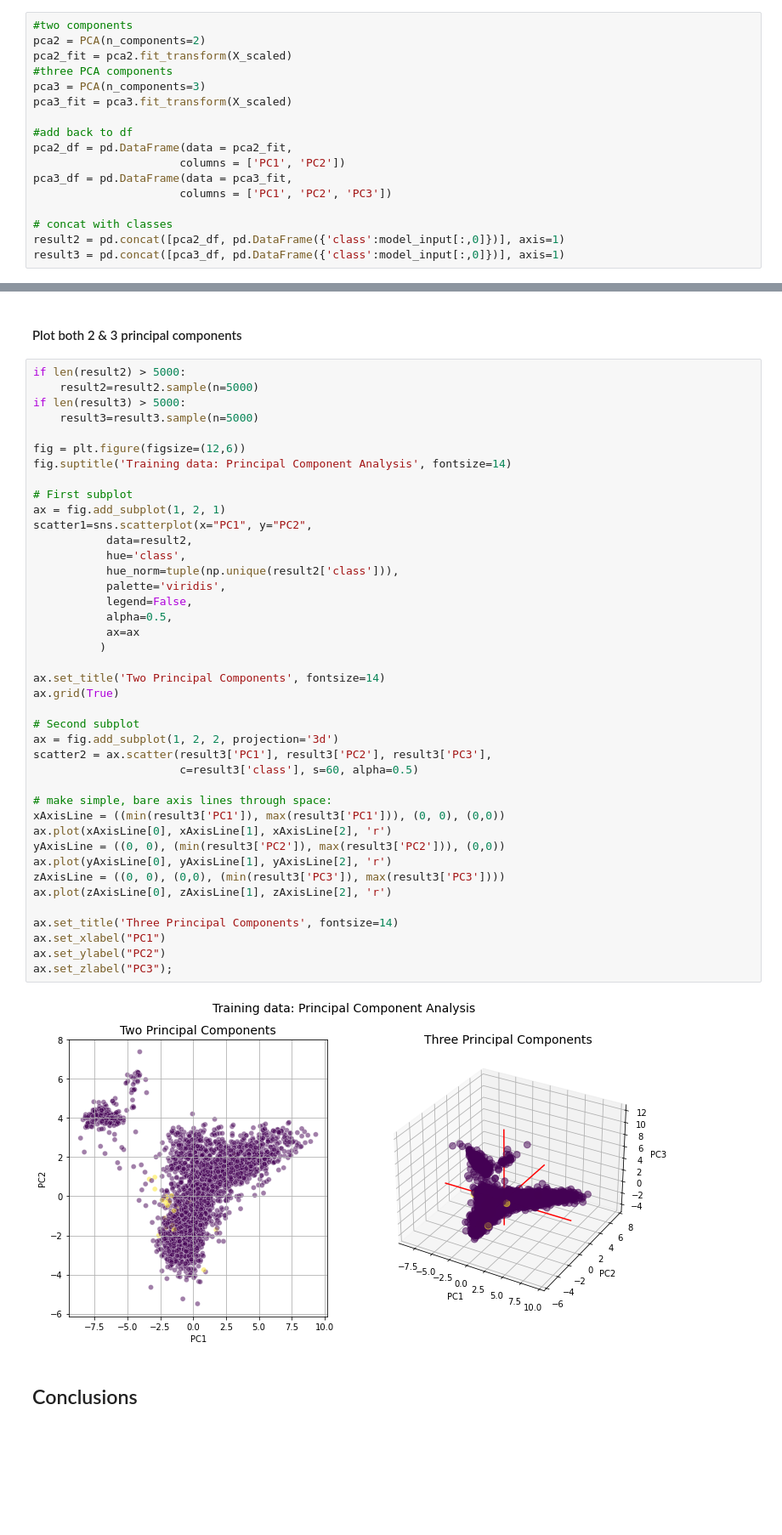
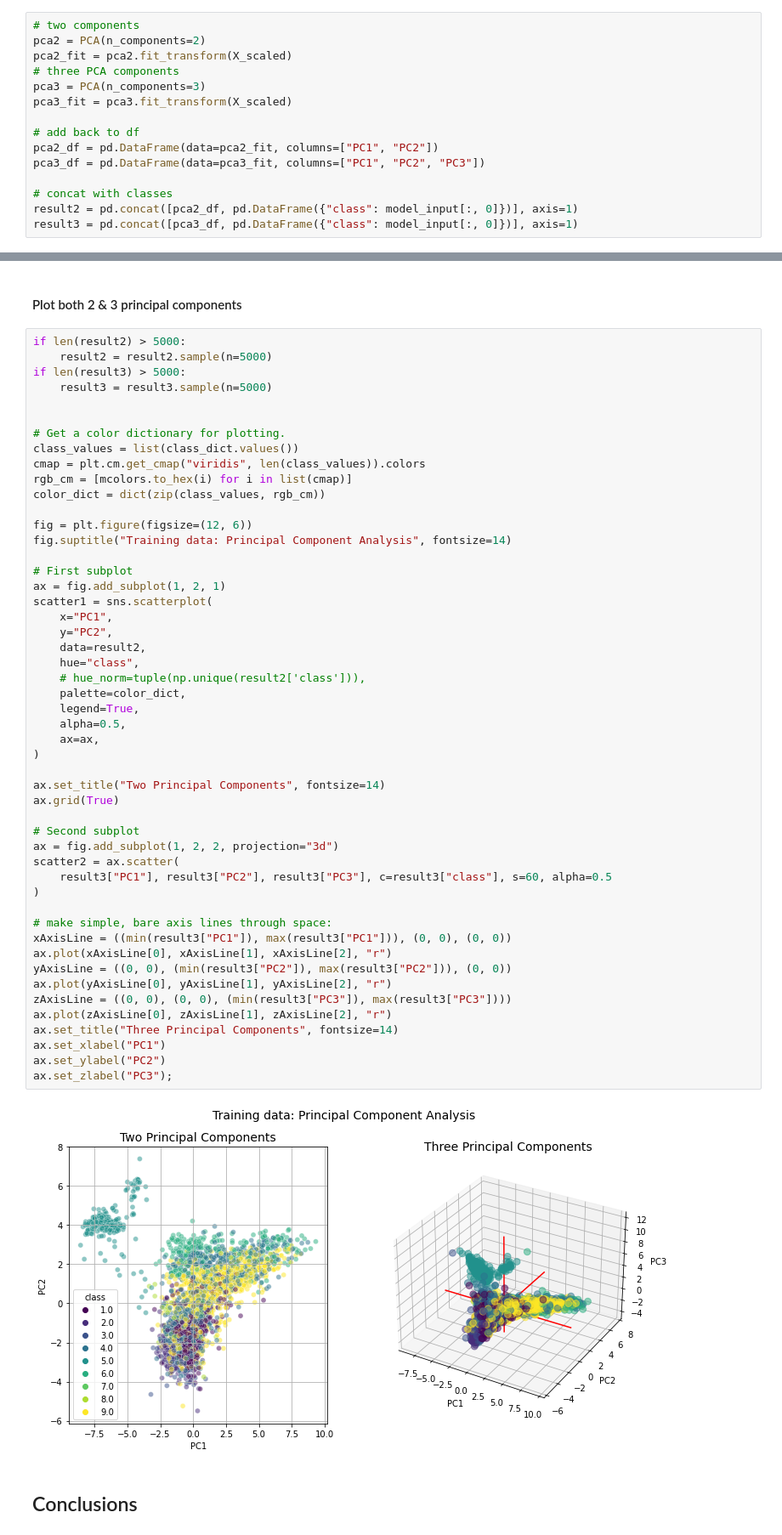
Before and after one commit to tylere/deafrica-sandbox-notebooks, a Jupyter notebook: Use_cases/Vegetated_wetlands_mapping/2_Inspect_training_data.ipynb, the cells around one changed output, grey strips where cells are left out. Shown at 85% size. Saved outputs shown, nothing was run; the diff lists cells and outputs as text; blank space fills up the shorter version.

```diff
--- a/Use_cases/Vegetated_wetlands_mapping/2_Inspect_training_data.ipynb
+++ b/Use_cases/Vegetated_wetlands_mapping/2_Inspect_training_data.ipynb
@@ -188,22 +212,20 @@ X_scaled = scaler.transform(X)
 # %% [markdown]
 ### Conduct the PCAs
 # %%
-#two components
+# two components
 pca2 = PCA(n_components=2)
 pca2_fit = pca2.fit_transform(X_scaled)
-#three PCA components
+# three PCA components
 pca3 = PCA(n_components=3)
 pca3_fit = pca3.fit_transform(X_scaled)
 
-#add back to df
-pca2_df = pd.DataFrame(data = pca2_fit,
-                      columns = ['PC1', 'PC2'])
-pca3_df = pd.DataFrame(data = pca3_fit,
-                      columns = ['PC1', 'PC2', 'PC3'])
+# add back to df
+pca2_df = pd.DataFrame(data=pca2_fit, columns=["PC1", "PC2"])
+pca3_df = pd.DataFrame(data=pca3_fit, columns=["PC1", "PC2", "PC3"])
 
 # concat with classes
-result2 = pd.concat([pca2_df, pd.DataFrame({'class':model_input[:,0]})], axis=1)
-result3 = pd.concat([pca3_df, pd.DataFrame({'class':model_input[:,0]})], axis=1)
+result2 = pd.concat([pca2_df, pd.DataFrame({"class": model_input[:, 0]})], axis=1)
+result3 = pd.concat([pca3_df, pd.DataFrame({"class": model_input[:, 0]})], axis=1)
 # %% [markdown]
 Now we can print the amount of variance explained by the two- and three-component PCAs.
 # %%
@@ -218,47 +248,56 @@ Variance explained by three principal components = 87.78 %
 #### Plot both 2 & 3 principal components
 # %%
 if len(result2) > 5000:
-    result2=result2.sample(n=5000)
+    result2 = result2.sample(n=5000)
 if len(result3) > 5000:
-    result3=result3.sample(n=5000)
+    result3 = result3.sample(n=5000)
 
-fig = plt.figure(figsize=(12,6))
-fig.suptitle('Training data: Principal Component Analysis', fontsize=14)
+
+# Get a color dictionary for plotting.
+class_values = list(class_dict.values())
+cmap = plt.cm.get_cmap("viridis", len(class_values)).colors
+rgb_cm = [mcolors.to_hex(i) for i in list(cmap)]
+color_dict = dict(zip(class_values, rgb_cm))
+
+fig = plt.figure(figsize=(12, 6))
+fig.suptitle("Training data: Principal Component Analysis", fontsize=14)
 
 # First subplot
 ax = fig.add_subplot(1, 2, 1)
-scatter1=sns.scatterplot(x="PC1", y="PC2",
-           data=result2,
-           hue='class',
-           hue_norm=tuple(np.unique(result2['class'])),
-           palette='viridis',
-           legend=False,
-           alpha=0.5,
-           ax=ax
-          )
+scatter1 = sns.scatterplot(
+    x="PC1",
+    y="PC2",
+    data=result2,
+    hue="class",
+    # hue_norm=tuple(np.unique(result2['class'])),
+    palette=color_dict,
+    legend=True,
+    alpha=0.5,
+    ax=ax,
+)
 
-ax.set_title('Two Principal Components', fontsize=14)
+ax.set_title("Two Principal Components", fontsize=14)
 ax.grid(True)
 
 # Second subplot
-ax = fig.add_subplot(1, 2, 2, projection='3d')
-scatter2 = ax.scatter(result3['PC1'], result3['PC2'], result3['PC3'],
-                      c=result3['class'], s=60, alpha=0.5)
+ax = fig.add_subplot(1, 2, 2, projection="3d")
+scatter2 = ax.scatter(
+    result3["PC1"], result3["PC2"], result3["PC3"], c=result3["class"], s=60, alpha=0.5
+)
 
 # make simple, bare axis lines through space:
-xAxisLine = ((min(result3['PC1']), max(result3['PC1'])), (0, 0), (0,0))
-ax.plot(xAxisLine[0], xAxisLine[1], xAxisLine[2], 'r')
-yAxisLine = ((0, 0), (min(result3['PC2']), max(result3['PC2'])), (0,0))
-ax.plot(yAxisLine[0], yAxisLine[1], yAxisLine[2], 'r')
-zAxisLine = ((0, 0), (0,0), (min(result3['PC3']), max(result3['PC3'])))
-ax.plot(zAxisLine[0], zAxisLine[1], zAxisLine[2], 'r')
-
-ax.set_title('Three Principal Components', fontsize=14)
+xAxisLine = ((min(result3["PC1"]), max(result3["PC1"])), (0, 0), (0, 0))
+ax.plot(xAxisLine[0], xAxisLine[1], xAxisLine[2], "r")
+yAxisLine = ((0, 0), (min(result3["PC2"]), max(result3["PC2"])), (0, 0))
+ax.plot(yAxisLine[0], yAxisLine[1], yAxisLine[2], "r")
+zAxisLine = ((0, 0), (0, 0), (min(result3["PC3"]), max(result3["PC3"])))
+ax.plot(zAxisLine[0], zAxisLine[1], zAxisLine[2], "r")
+ax.set_title("Three Principal Components", fontsize=14)
 ax.set_xlabel("PC1")
 ax.set_ylabel("PC2")
 ax.set_zlabel("PC3");
 # %% [output]
-[figure, old version]
+[figure, new version]
 # %% [markdown]
 ## Conclusions
 # %% [markdown]
```
Also changed, not shown: parts of 11 cells of this notebook, 4 other files.
